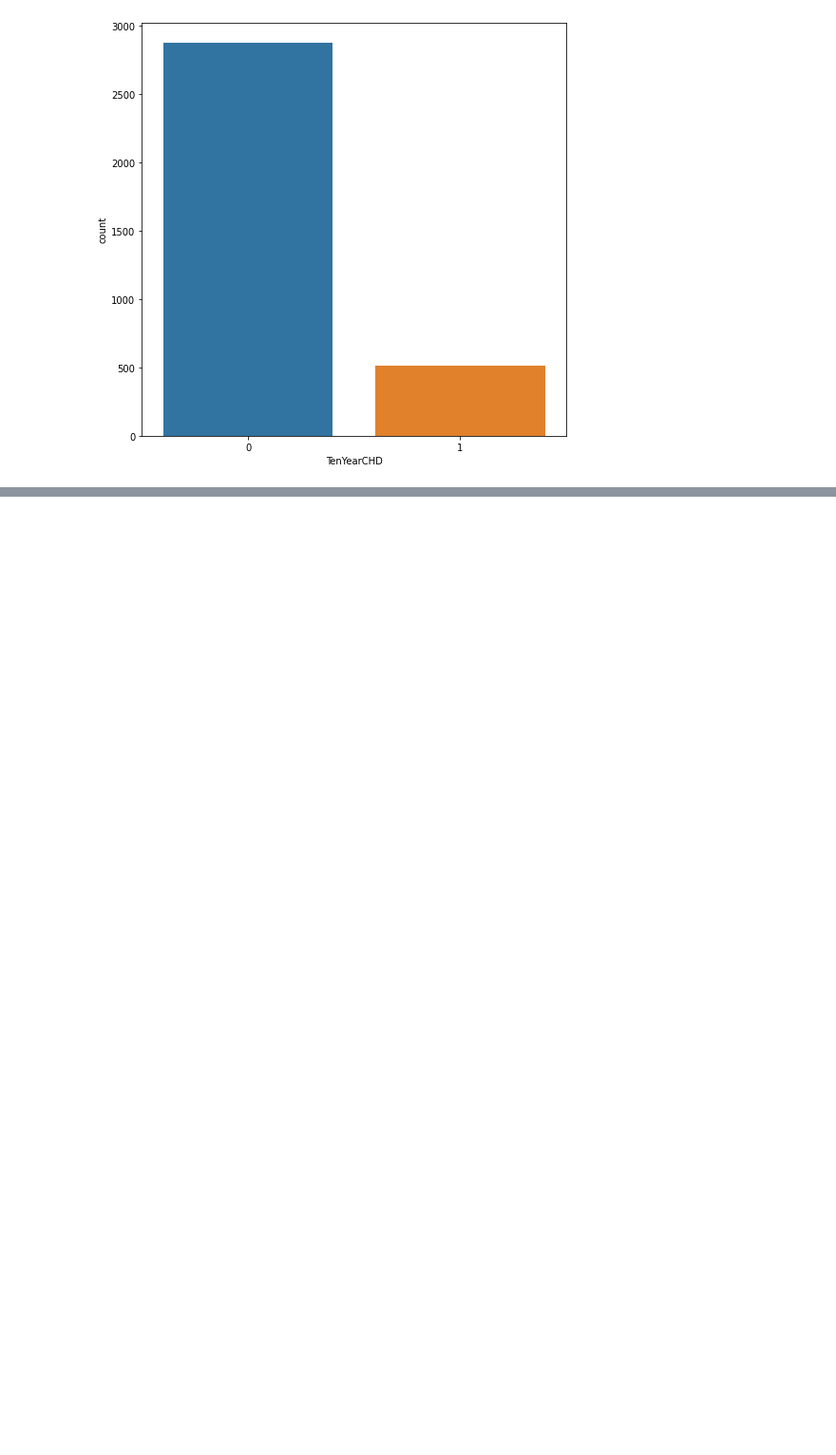
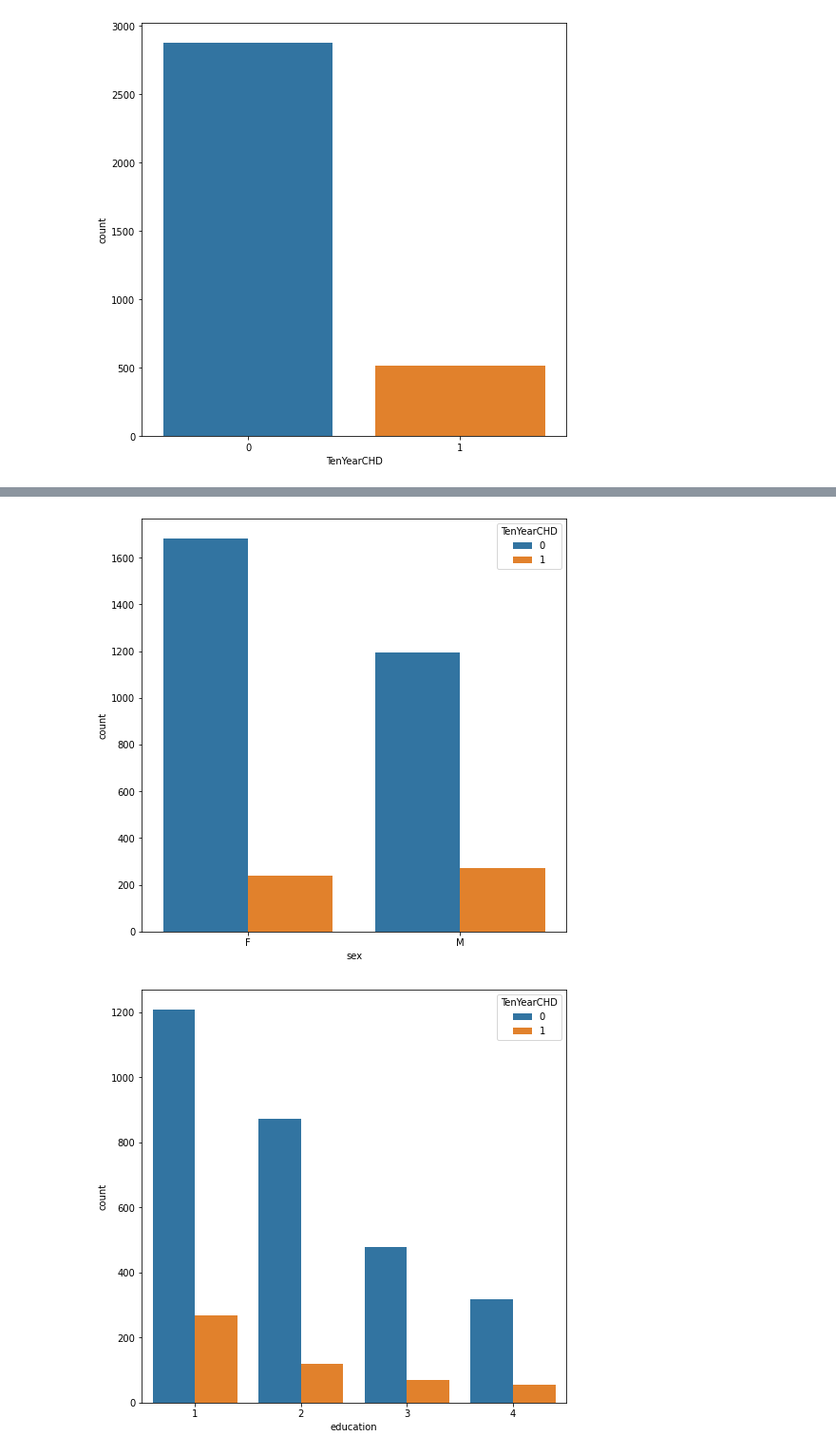
Before and after one commit to junaiskv94/Cardiovascular-Risk-Prediction, a Jupyter notebook: cardiovascular_risk.ipynb, the cells around one changed output, grey strips where cells are left out. Shown at 95% size. Cells and saved outputs as stored; diff of their text form; code cells hidden in the pictures; blank space fills up the shorter version.

```diff
--- a/cardiovascular_risk.ipynb
+++ b/cardiovascular_risk.ipynb
@@ -194,0 +261,19 @@ sns.countplot(x=data['TenYearCHD'])
+# %%
+# categorial values
+sns.countplot(x='sex', data=data, hue='TenYearCHD')
+plt.show()
+sns.countplot(x='education', data=data, hue='TenYearCHD')
+plt.show()
+sns.countplot(x='is_smoking', data=data, hue='TenYearCHD')
+plt.show()
+sns.countplot(x='BPMeds', data=data, hue='TenYearCHD')
+plt.show()
+sns.countplot(x='prevalentStroke', data=data, hue='TenYearCHD')
+plt.show()
+sns.countplot(x='prevalentHyp', data=data, hue='TenYearCHD')
+plt.show()
+sns.countplot(x='diabetes', data=data, hue='TenYearCHD')
+plt.show()
+# %% [output]
+[figure, added]
+[figure, added]
```
Also changed, not shown: parts of 9 cells of this notebook.
